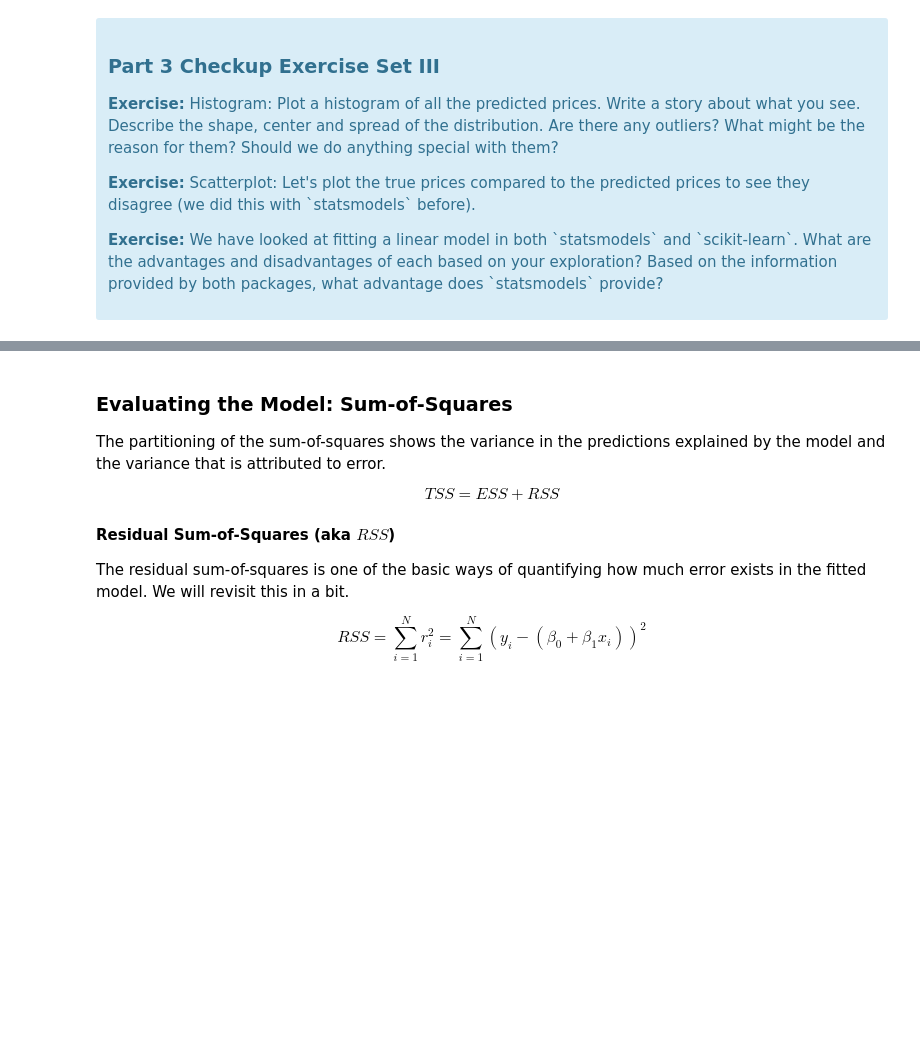
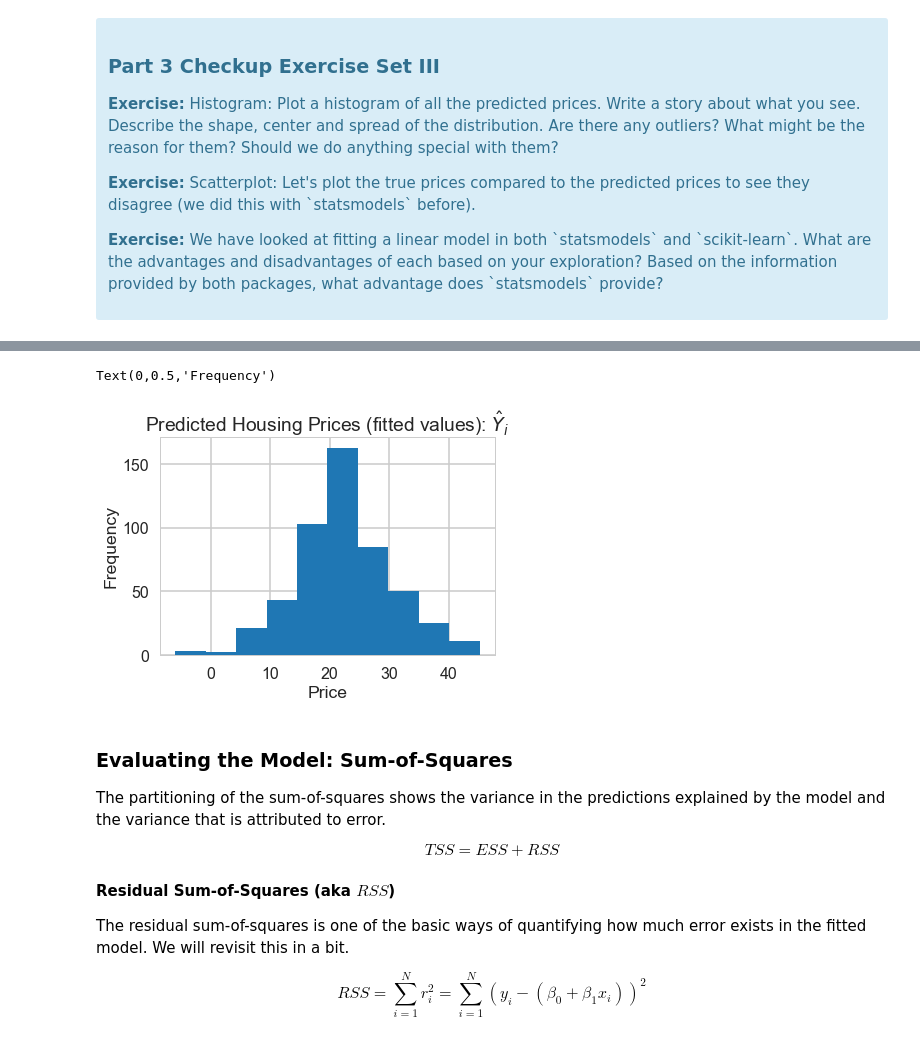
Before and after one commit to bpgpharma/linear_regression, a Jupyter notebook: linear_regression/Mini_Project_Linear_Regression.ipynb, the cells around one changed output, grey strips where cells are left out. Saved outputs shown, nothing was run; the diff lists cells and outputs as text; code cells hidden in the pictures; blank space fills up the shorter version.

```diff
--- a/linear_regression/Mini_Project_Linear_Regression.ipynb
+++ b/linear_regression/Mini_Project_Linear_Regression.ipynb
@@ -500,7 +489,7 @@ from sklearn.linear_model import LinearRegression
 X = bos.drop('PRICE', axis = 1)
 
 # This creates a LinearRegression object
-lm = LinearRegression()
+lm = LinearRegression(fit_intercept=True)
 lm
 # %% [output]
 LinearRegression(copy_X=True, fit_intercept=True, n_jobs=1, normalize=False)
@@ -606,3 +613,11 @@ array([ 30.00821269,  25.0298606 ,  30.5702317 ,  28.60814055,  27.94288232])
+# %%
+plt.hist(lm.predict(X))
+plt.title('Predicted Housing Prices (fitted values): $\hat{Y}_i$')
+plt.xlabel('Price')
+plt.ylabel('Frequency')
+# %% [output]
+Text(0,0.5,'Frequency')
+[figure, added]
 # %% [markdown]
 ### Evaluating the Model: Sum-of-Squares
 
```
Also changed, not shown: parts of 22 cells of this notebook.
